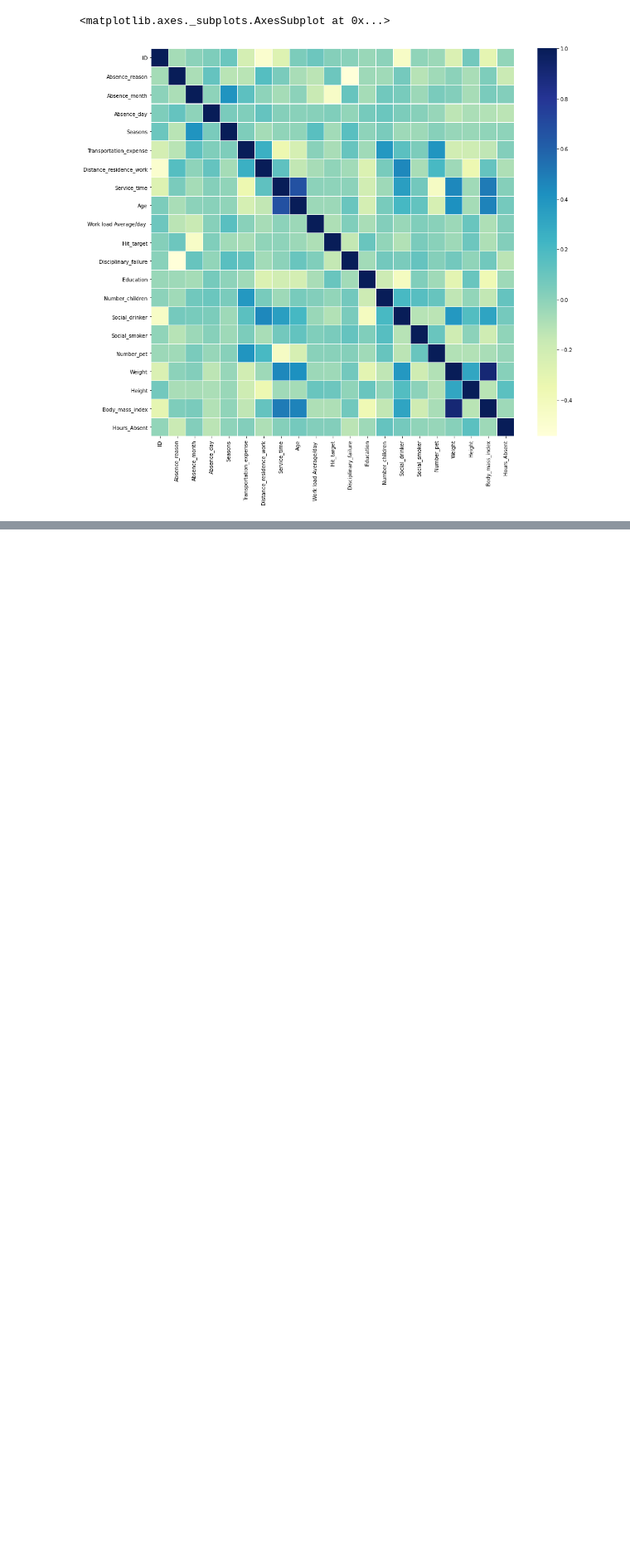
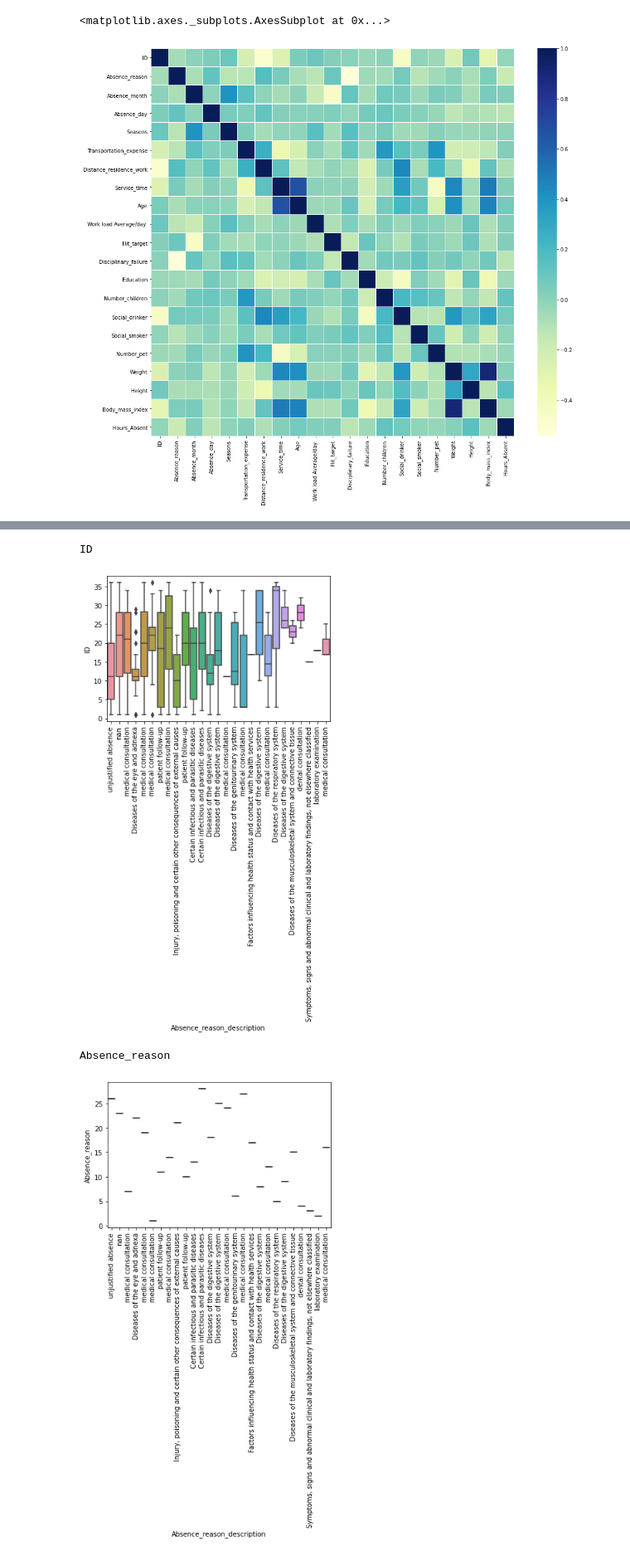
Before and after one commit to dinqui/Capstone-3, a Jupyter notebook: Capstone 3 - Data Wrangling & EDA .ipynb, the cells around one changed output, grey strips where cells are left out. Shown at 83% size. Drawn from its saved outputs; the diff is of its cells as text; code cells hidden in the pictures; blank space fills up the shorter version.

```diff
--- a/Capstone 3 - Data Wrangling & EDA .ipynb
+++ b/Capstone 3 - Data Wrangling & EDA .ipynb
@@ -240,0 +365,11 @@ df.groupby(by='ID').sum()
+# %%
+for column in df.columns:
+    p = sns.boxplot(data=df, x='Absence_reason_description', y=column)
+    print(column)
+    p.set_xticklabels(labels=df.Absence_reason_description , rotation=90)
+    plt.show()
+# %% [output]
+ID
+[figure, added]
+Absence_reason
+[figure, added]
```
Also changed, not shown: parts of 12 cells of this notebook.
